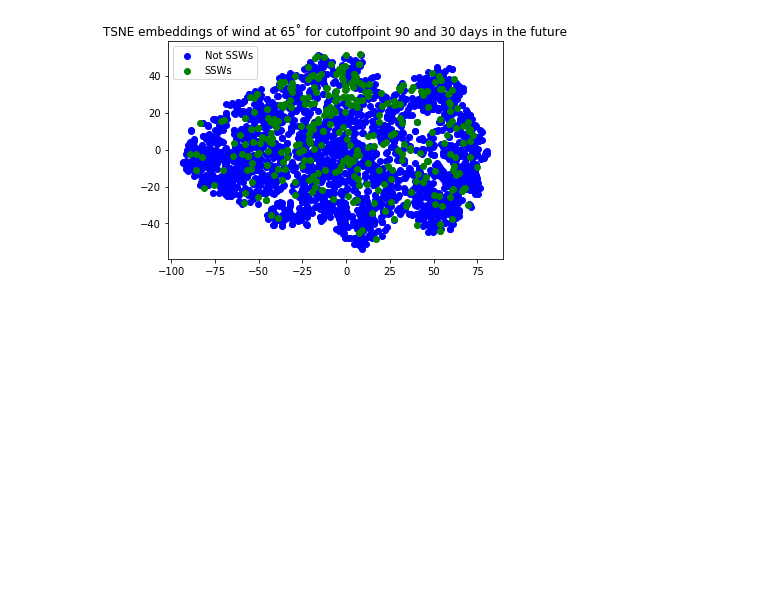
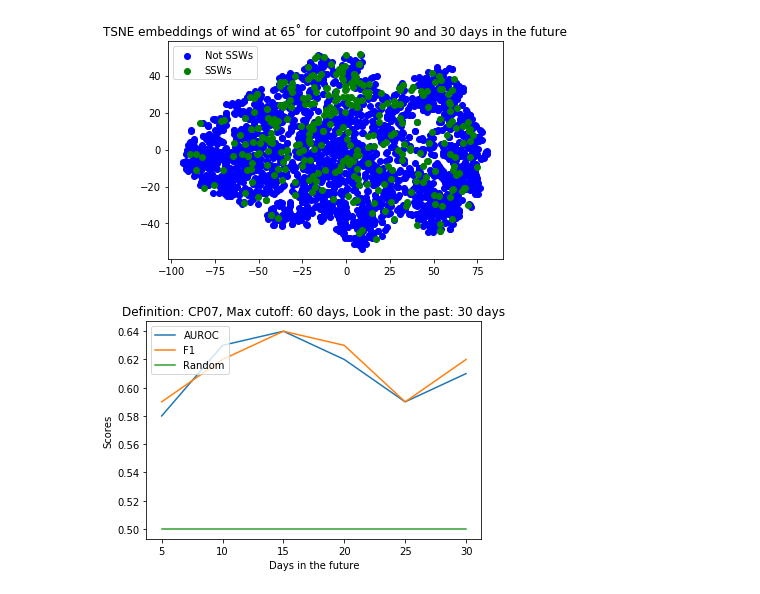
Before and after one commit to mcbuehler/ssw-prediction, a Jupyter notebook: code/notebooks/present_results_visualizations.ipynb, the cells around one changed output. Saved outputs shown, nothing was run; the diff lists cells and outputs as text; code cells hidden in the pictures; blank space fills up the shorter version.

Commit message:
Add code to plot f1, auroc

```diff
--- a/code/notebooks/present_results_visualizations.ipynb
+++ b/code/notebooks/present_results_visualizations.ipynb
@@ -32,0 +38,18 @@ plt.show()
+# %%
+auroc_c60_p30 = [0.58, 0.63, 0.64, 0.62, 0.59, 0.61]
+f1_c60_p30 = [0.59, 0.62, 0.64, 0.63, 0.59, 0.62]
+random = 6*[0.50]
+x = [5, 10, 15, 20, 25, 30]
+
+plt.plot(x, auroc_c60_p30)
+plt.plot(x, f1_c60_p30)
+plt.plot(x, random)
+
+plt.title("Definition: CP07, Max cutoff: 60 days, Look in the past: 30 days")
+plt.xlabel("Days in the future")
+plt.ylabel("Scores")
+plt.legend(['AUROC', 'F1', 'Random'], loc='upper left')
+
+plt.show()
+# %% [output]
+[figure, added]
```
Also changed, not shown: parts of 3 cells of this notebook.
